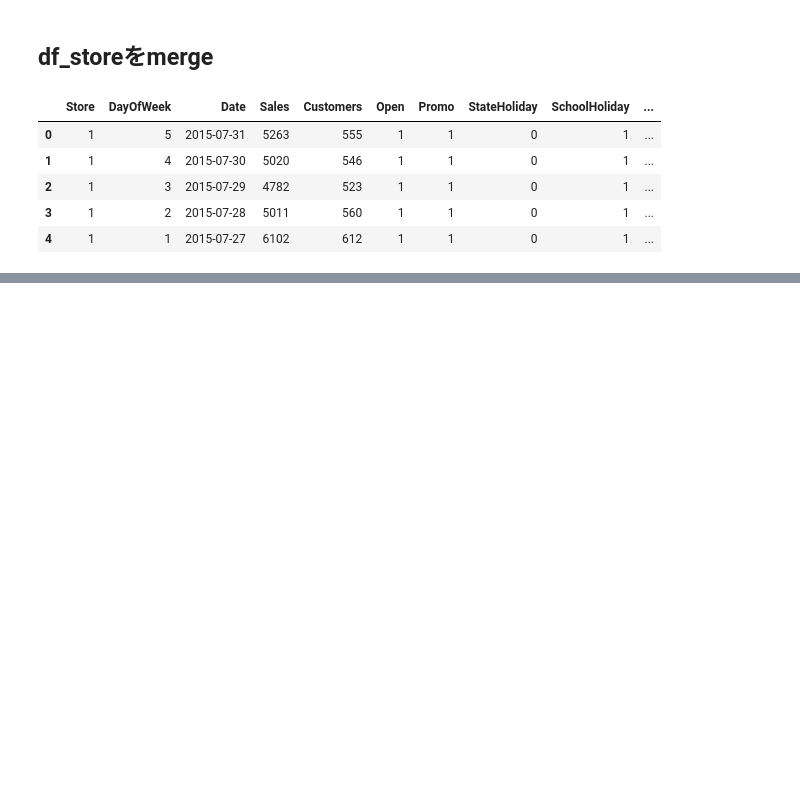
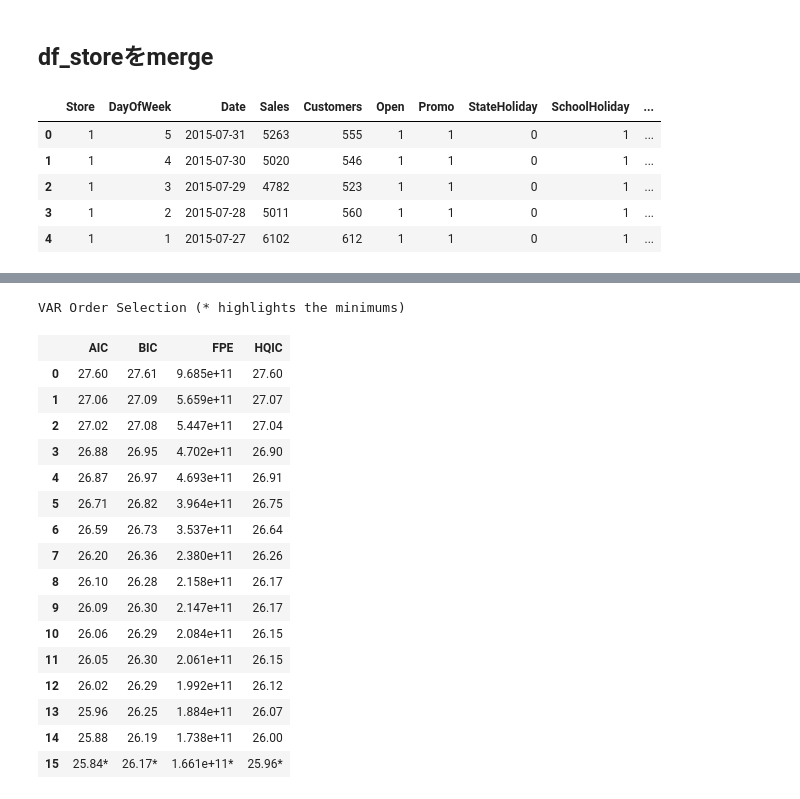
Before and after one commit to hajime0105/Train-TimeSeriesAnalysis, a Jupyter notebook: Example_kaggle_RossmanStoreSales.ipynb, the cells around one changed output, grey strips where cells are left out. Drawn from its saved outputs; the diff is of its cells as text; code cells hidden in the pictures; blank space fills up the shorter version.

```diff
--- a/Example_kaggle_RossmanStoreSales.ipynb
+++ b/Example_kaggle_RossmanStoreSales.ipynb
@@ -575,0 +520,21 @@ plt.show()
+# %%
+model.select_order(15).summary()
+# %% [output]
+VAR Order Selection (* highlights the minimums)
+|  | AIC | BIC | FPE | HQIC |
+| 0 | 27.60 | 27.61 | 9.685e+11 | 27.60 |
+| 1 | 27.06 | 27.09 | 5.659e+11 | 27.07 |
+| 2 | 27.02 | 27.08 | 5.447e+11 | 27.04 |
+| 3 | 26.88 | 26.95 | 4.702e+11 | 26.90 |
+| 4 | 26.87 | 26.97 | 4.693e+11 | 26.91 |
+| 5 | 26.71 | 26.82 | 3.964e+11 | 26.75 |
+| 6 | 26.59 | 26.73 | 3.537e+11 | 26.64 |
+| 7 | 26.20 | 26.36 | 2.380e+11 | 26.26 |
+| 8 | 26.10 | 26.28 | 2.158e+11 | 26.17 |
+| 9 | 26.09 | 26.30 | 2.147e+11 | 26.17 |
+| 10 | 26.06 | 26.29 | 2.084e+11 | 26.15 |
+| 11 | 26.05 | 26.30 | 2.061e+11 | 26.15 |
+| 12 | 26.02 | 26.29 | 1.992e+11 | 26.12 |
+| 13 | 25.96 | 26.25 | 1.884e+11 | 26.07 |
+| 14 | 25.88 | 26.19 | 1.738e+11 | 26.00 |
+| 15 | 25.84* | 26.17* | 1.661e+11* | 25.96* |
```
Also changed, not shown: parts of 71 cells of this notebook.
